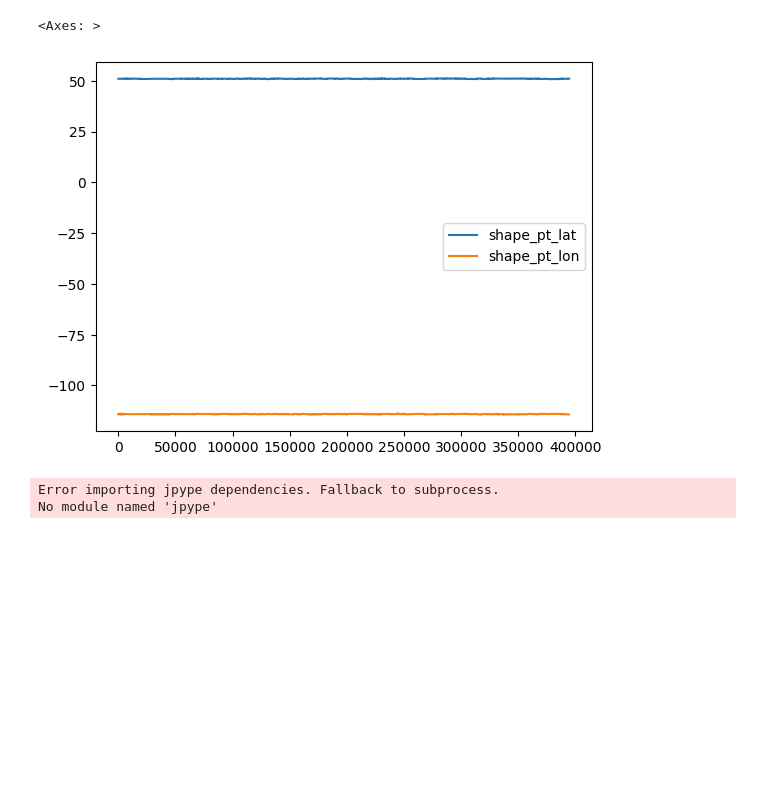
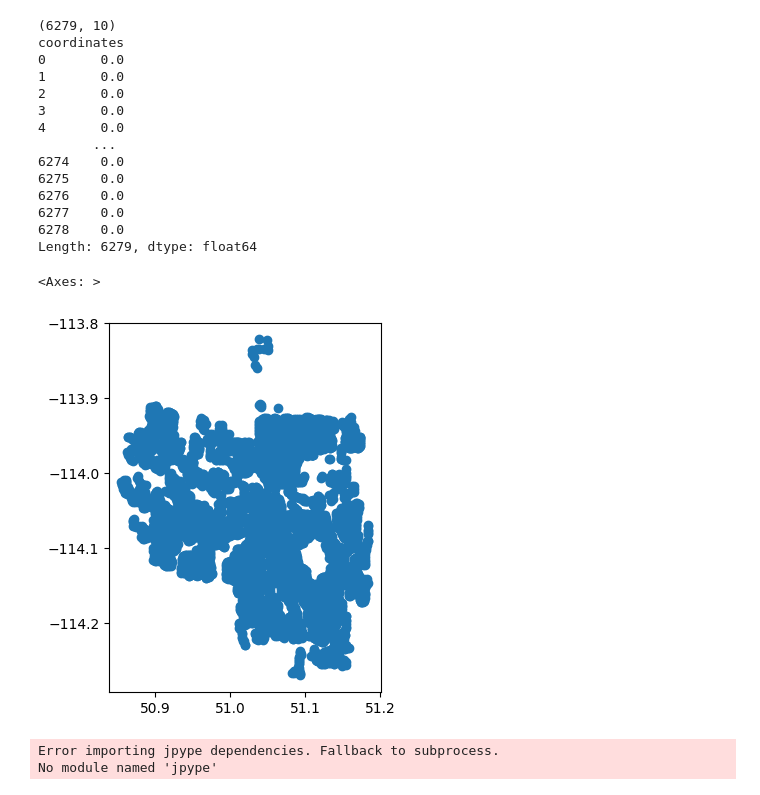
Before and after one commit to sulemanbasit/Calgary-Transit-Economic-Gap-Analysis, a Jupyter notebook: ctga.ipynb, the cells around one changed output. Saved outputs shown, nothing was run; the diff lists cells and outputs as text; code cells hidden in the pictures; blank space fills up the shorter version.

```diff
--- a/ctga.ipynb
+++ b/ctga.ipynb
@@ -38,18 +25,42 @@ import geopandas as gpd
 # %%
 # data_path = input("include relative path to the dataset: (should work for windows/mac: )")
-data_path = os.getcwd()+"/Data Sets/CT_GTFS/shapes.txt"
+data_path = os.getcwd()+"/Data Sets/CT_GTFS/stops.txt"
 # with open(data_path, 'r') as f:
 #     print(f.read())
 
-shape_df = pd.read_csv(data_path)
-shape_geo = gpd.GeoDataFrame(shape_df)
-# route_df.tail()
-# route_df[["route_long_name","route_type"]]
-# print(type(shape_geo))
-shape_geo[["shape_pt_lat","shape_pt_lon"]].plot()
+shape = pd.read_csv(data_path)
+shape_geo = gpd.GeoDataFrame(shape)
-# %% [output]
-<Axes: >
-[figure, removed]
+# %%
+shape_geo.shape
+shape_geo.columns
+shape_geo['coordinates'] = shape_geo.apply(lambda row: Point(row['stop_lat'], row['stop_lon']), axis=1)
+
+# shape_geo.set_geometry(col=['shape_pt_lat','shape_pt_lon'])
+# shape_geo.get_coordinates()
+# %%
+shape_geo.head()
+stop_geo = gpd.GeoDataFrame(shape_geo, geometry='coordinates')
+# %%
+print(stop_geo.shape)
+print(stop_geo.geometry.name)
+stop_geo.plot()
+# %% [output]
+(6279, 10)
+coordinates
+0       0.0
+1       0.0
+2       0.0
+3       0.0
+4       0.0
+       ...
+6274    0.0
+6275    0.0
+6276    0.0
+6277    0.0
+6278    0.0
+Length: 6279, dtype: float64
+<Axes: >
+[figure, added]
 # %%
 community_path = os.getcwd() + "/Community Profiles/"
 ward_path = os.getcwd() + "/ward_profiles/"
```
Also changed, not shown: parts of 2 cells of this notebook, 2 other files.
